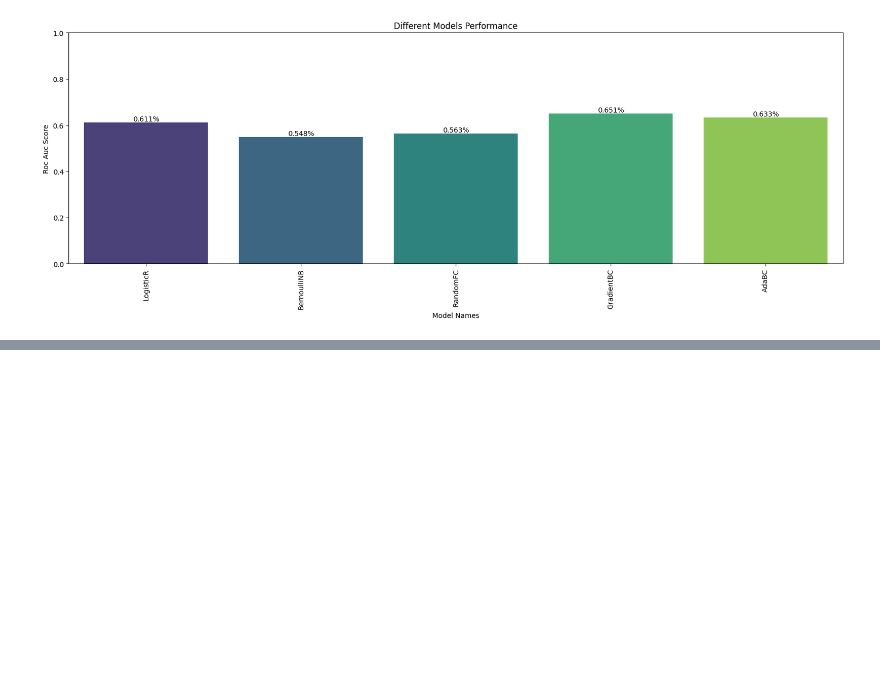
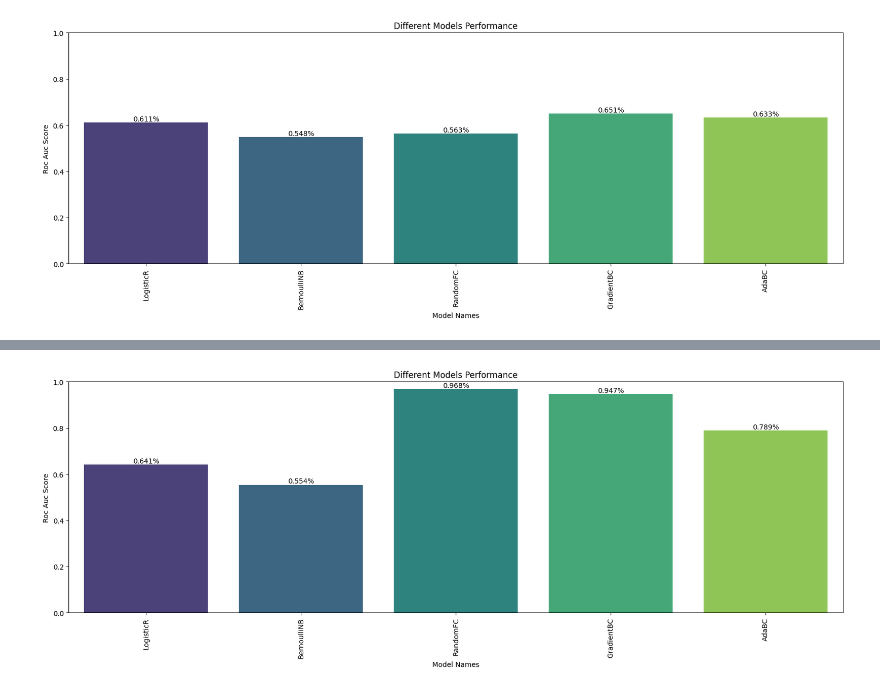
Before and after one commit to SarkarPriyanshu/CarInsuanceClaim, a Jupyter notebook: Insurance_Domain.ipynb, the cells around one changed output, grey strips where cells are left out. Cells and saved outputs as stored; diff of their text form; code cells hidden in the pictures; blank space fills up the shorter version.

```diff
--- a/Insurance_Domain.ipynb
+++ b/Insurance_Domain.ipynb
@@ -634,0 +667,18 @@ plt.show()
+# %%
+models_dict = {'LogisticR':LogisticRegression,
+               'BernoulliNB':BernoulliNB,
+               'RandomFC':RandomForestClassifier,
+               'GradientBC':GradientBoostingClassifier,
+               'AdaBC':AdaBoostClassifier
+               }
+
+models_performance = {
+                      'Models':list(),
+                      'CV_Score':list()
+                      }
+
+for model_name,model in models_dict.items():
+  scores = cross_val_score(model(),X_res, y_res,cv=5,scoring='roc_auc')
+  print(model_name,f'Roc_auc :',round(np.mean(scores),3))
+  models_performance['Models'].append(model_name)
+  models_performance['CV_Score'].append(round(np.mean(scores),3))
@@ -634,0 +708,22 @@ plt.show()
+# %%
+plt.figure(figsize=(20, 6))
+bar_plot = sns.barplot(x='Models', y='CV_Score',
+                       data=models_performance, palette='viridis')
+
+# Add title and labels
+plt.title('Different Models Performance')
+plt.xlabel('Model Names')
+plt.ylabel('Roc Auc Score')
+plt.xticks(rotation=90)
+plt.ylim((0,1))
+
+# Add percentage labels on top of each bar
+for p in bar_plot.patches:
+    bar_plot.annotate(f'{p.get_height()}%',
+                      (p.get_x() + p.get_width() / 2., p.get_height()),
+                      ha='center', va='bottom', fontsize=10)
+
+# Show the plot
+plt.show()
+# %% [output]
+[figure, added]
```
Also changed, not shown: parts of 7 cells of this notebook.
